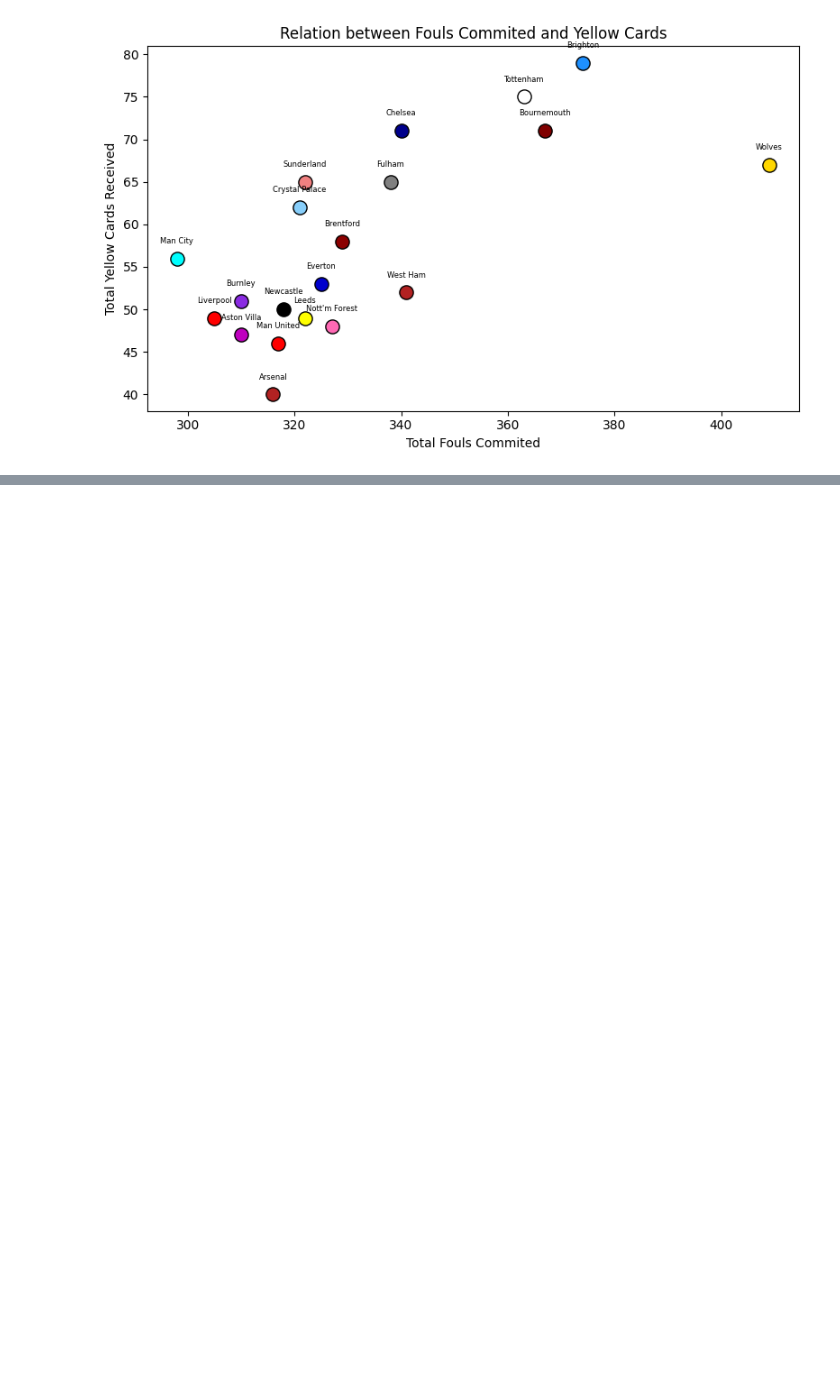
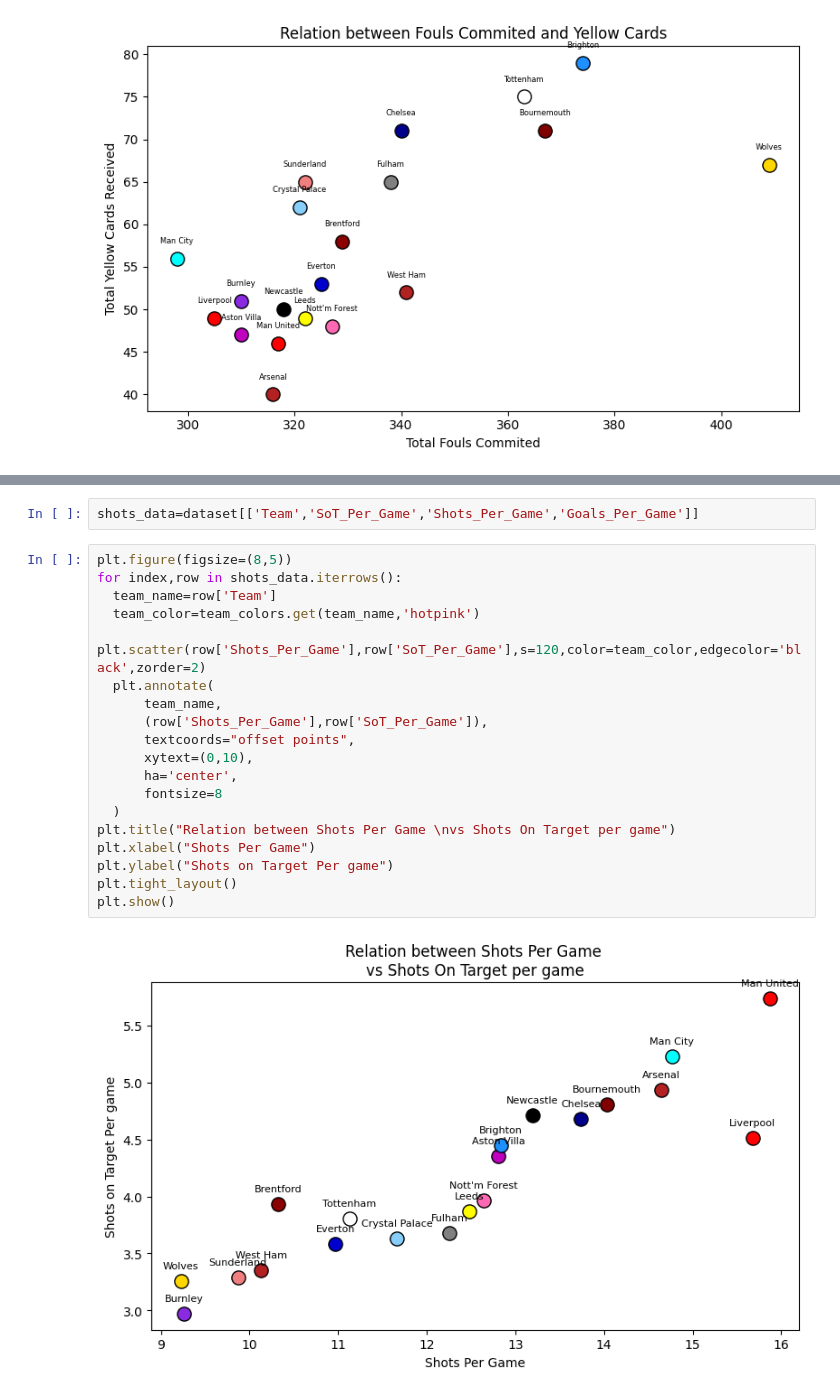
Before and after one commit to stepanmouratoglou-a11y/Premier-League-Predictions, a Jupyter notebook: EDA.ipynb, the cells around one changed output, grey strips where cells are left out. Saved outputs shown, nothing was run; the diff lists cells and outputs as text; blank space fills up the shorter version.

```diff
--- a/EDA.ipynb
+++ b/EDA.ipynb
@@ -323,0 +347,23 @@ plt.show()
+# %%
+shots_data=dataset[['Team','SoT_Per_Game','Shots_Per_Game','Goals_Per_Game']]
+# %%
+plt.figure(figsize=(8,5))
+for index,row in shots_data.iterrows():
+  team_name=row['Team']
+  team_color=team_colors.get(team_name,'hotpink')
+  plt.scatter(row['Shots_Per_Game'],row['SoT_Per_Game'],s=120,color=team_color,edgecolor='black',zorder=2)
+  plt.annotate(
+      team_name,
+      (row['Shots_Per_Game'],row['SoT_Per_Game']),
+      textcoords="offset points",
+      xytext=(0,10),
+      ha='center',
+      fontsize=8
+  )
+plt.title("Relation between Shots Per Game \nvs Shots On Target per game")
+plt.xlabel("Shots Per Game")
+plt.ylabel("Shots on Target Per game")
+plt.tight_layout()
+plt.show()
+# %% [output]
+[figure, added]
```
Also changed, not shown: parts of 3 cells of this notebook.
